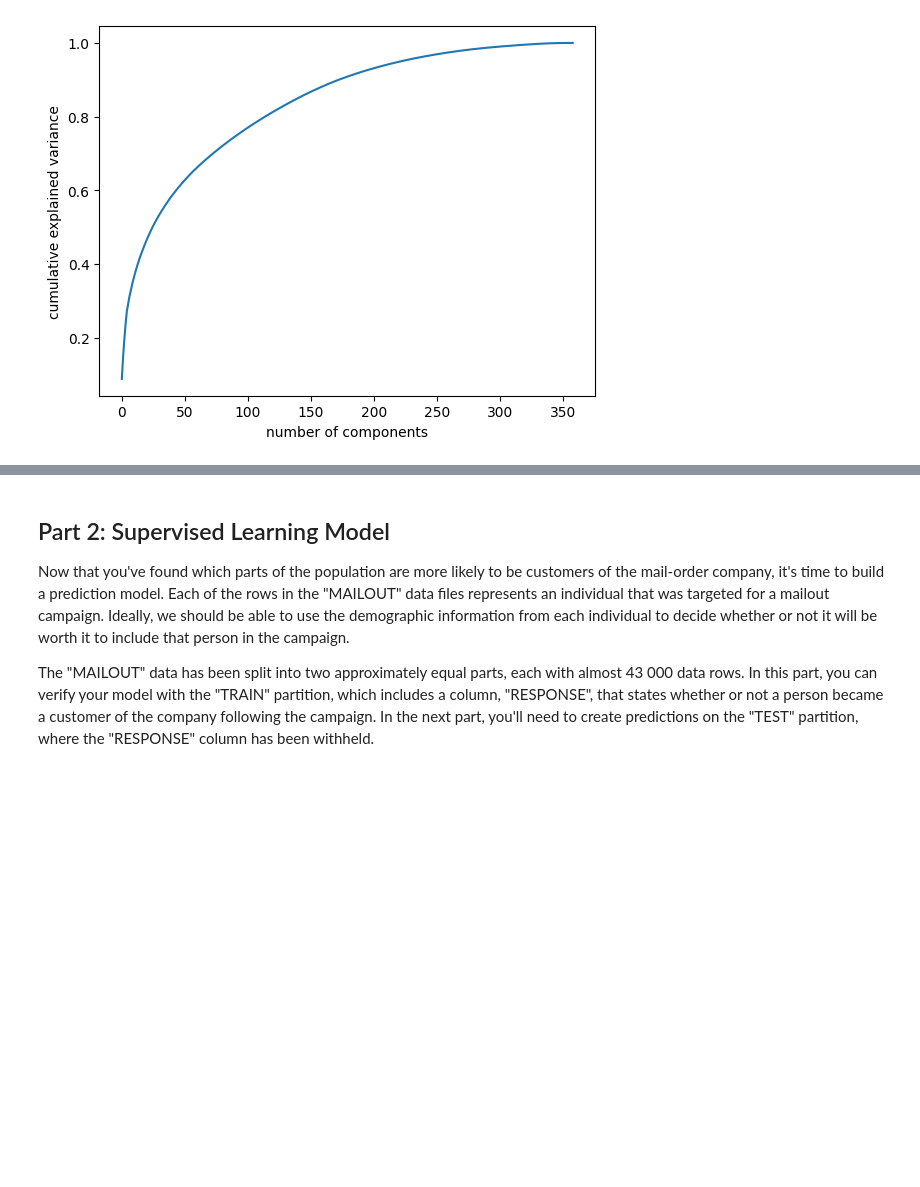
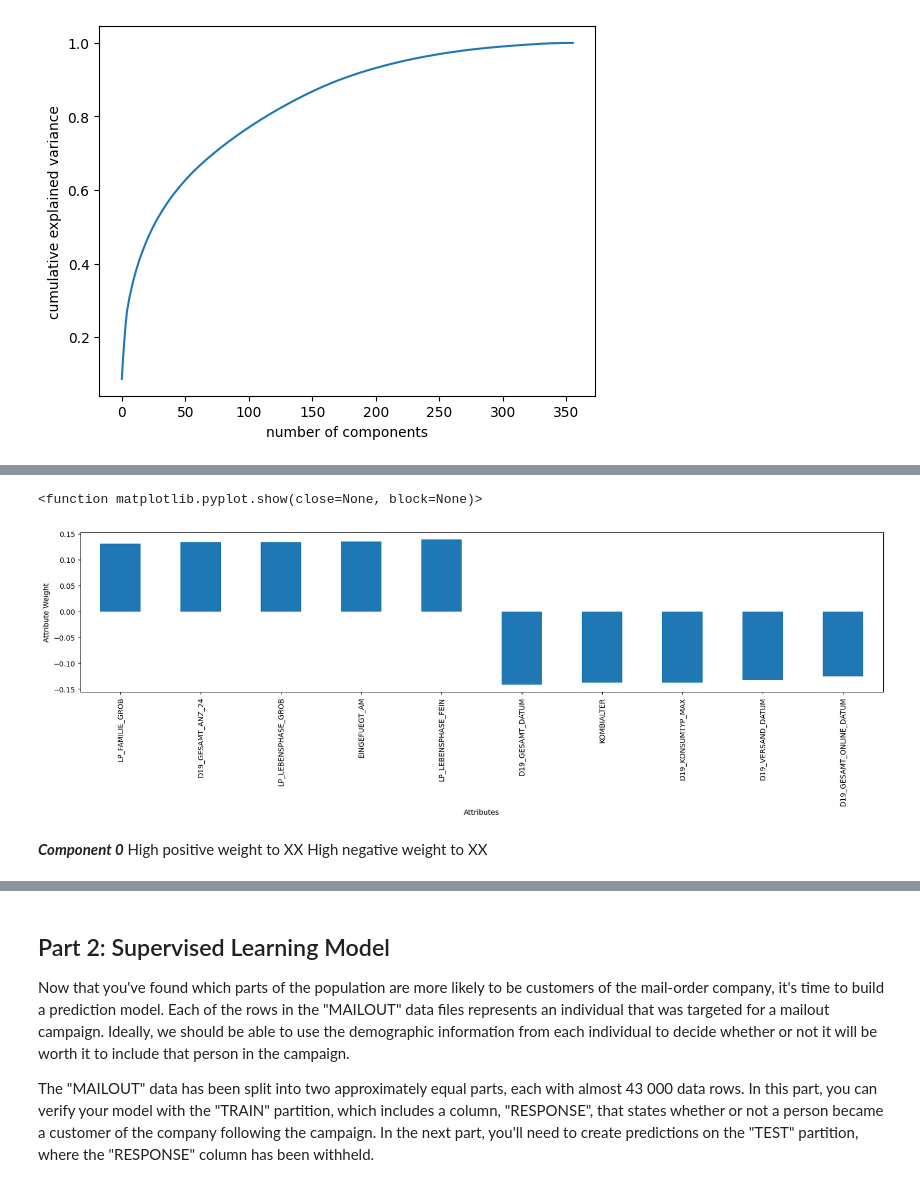
Before and after one commit to Aleaume/Udacity_DataSc_P4, a Jupyter notebook: Arvato Project Workbook.ipynb, the cells around one changed output, grey strips where cells are left out. Drawn from its saved outputs; the diff is of its cells as text; code cells hidden in the pictures; blank space fills up the shorter version.

```diff
--- a/Arvato Project Workbook.ipynb
+++ b/Arvato Project Workbook.ipynb
@@ -429,0 +426,8 @@ pca.components_[0].shape
+# %%
+# we can now Filter out our dataset to keep only those 114 components
+
+pca = PCA(n_components=114)
+pca.fit(customers_scaled)
+customers_pca = pca.transform(customers_scaled)
+customer_pca = pd.DataFrame(pca.components_, columns=customers.columns)
+customer_pca.head()
@@ -429,0 +448,3 @@ pca.components_[0].shape
+# %%
+customer_pca_T = customer_pca.T
+customer_pca_T
@@ -429,0 +465,7 @@ pca.components_[0].shape
+# %%
+# Component #0, looking at top & bottom 5
+component_0 = customer_pca_T[0].sort_values(ascending=True)
+component_0_bottom = component_0.head(5)
+component_0_top = component_0.tail(5)
+component_0_sel = pd.concat([component_0_top, component_0_bottom], axis=0)
+component_0_sel
@@ -429,0 +484,12 @@ pca.components_[0].shape
+# %%
+ax = component_0_sel.plot(kind="bar", figsize=(20,4));
+plt.xlabel('Attributes')
+plt.ylabel('Attribute Weight')
+plt.show
+# %% [output]
+<function matplotlib.pyplot.show(close=None, block=None)>
+[figure, added]
+# %% [markdown]
+***Component 0***
+High positive weight to XX
+High negative weight to XX
```
Also changed, not shown: parts of 15 cells of this notebook.
